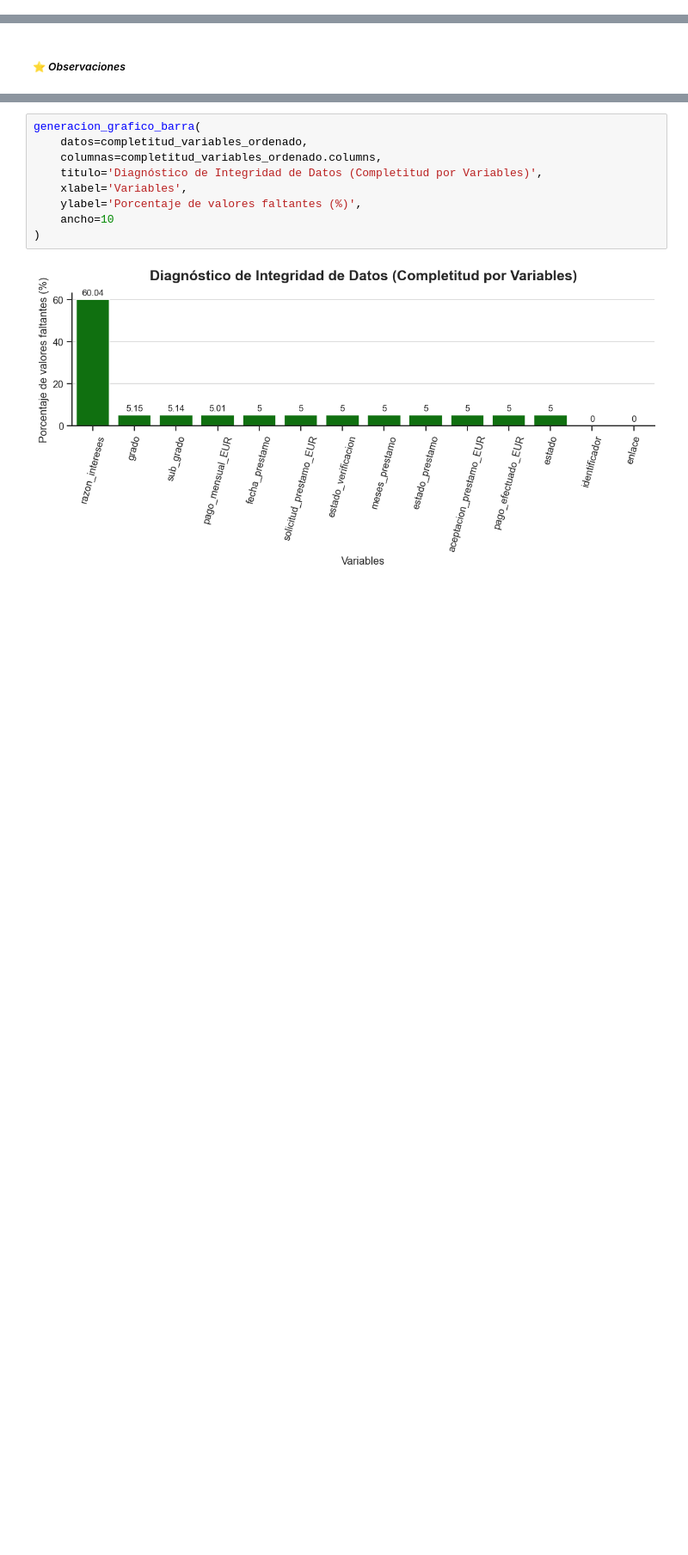
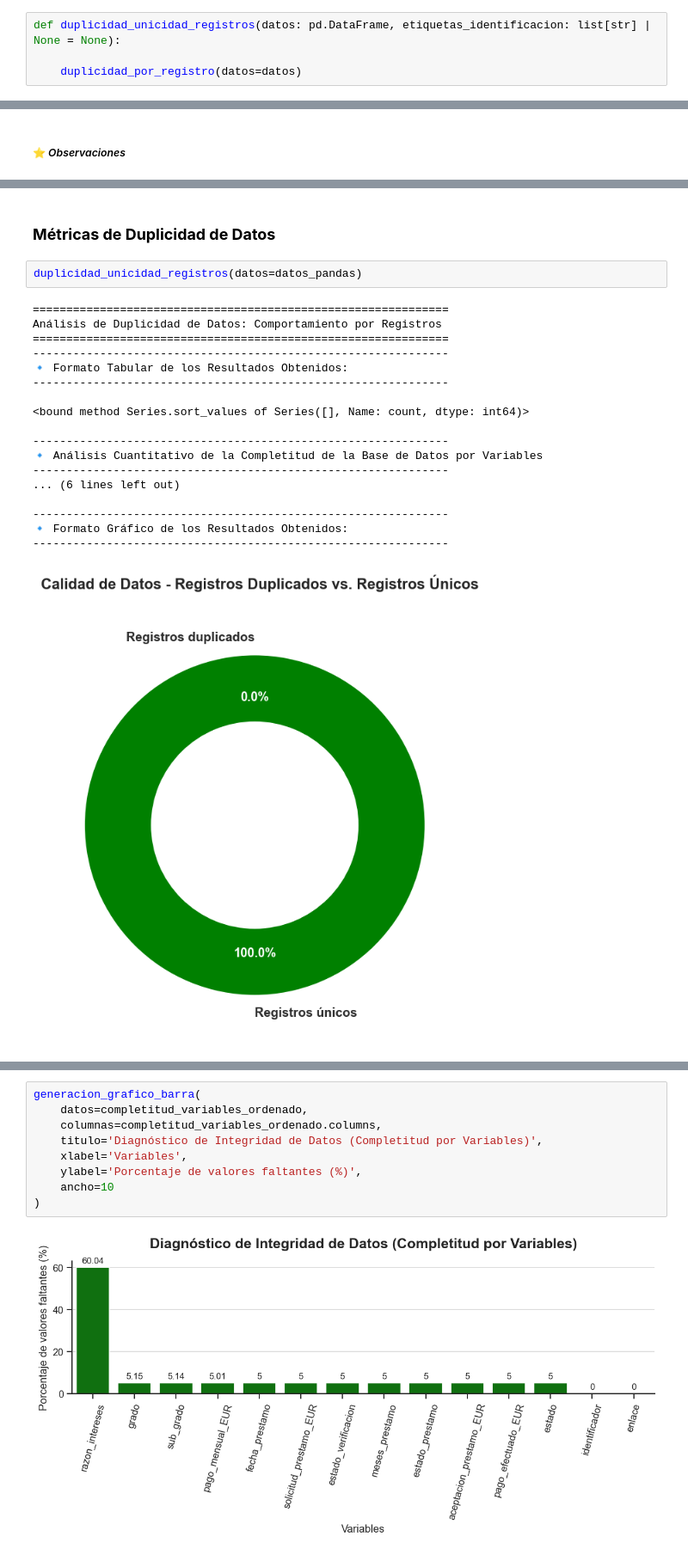
Before and after one commit to Ernesto9734/Data-Analyst-Projects, a Jupyter notebook: Project 01 - Data Cleaning and Preprocessing/notebook.ipynb, the cells around one changed output, grey strips where cells are left out. Shown at 86% size. Saved outputs shown, nothing was run; the diff lists cells and outputs as text; blank space fills up the shorter version.

```diff
--- a/Project 01 - Data Cleaning and Preprocessing/notebook.ipynb
+++ b/Project 01 - Data Cleaning and Preprocessing/notebook.ipynb
@@ -1688,3 +2616,7 @@ def analisis_completitud(datos: pd.DataFrame):
+# %%
+def duplicidad_unicidad_registros(datos: pd.DataFrame, etiquetas_identificacion: list[str] | None = None):
+
+    duplicidad_por_registro(datos=datos)
 # %% [markdown]
 ## Análisis Semántico de Variables Categóricas
 # %% [markdown]
@@ -3790,0 +4740,23 @@ completitud_variables_pandas, completitud_variables_ordenado = completitud_varia
+# %% [markdown]
+###  **Métricas de Duplicidad de Datos**
+# %%
+duplicidad_unicidad_registros(datos=datos_pandas)
+# %% [output]
+==============================================================
+Análisis de Duplicidad de Datos: Comportamiento por Registros
+==============================================================
+--------------------------------------------------------------
+🔹 Formato Tabular de los Resultados Obtenidos:
+--------------------------------------------------------------
+
+<bound method Series.sort_values of Series([], Name: count, dtype: int64)>
+
+--------------------------------------------------------------
+🔹 Análisis Cuantitativo de la Completitud de la Base de Datos por Variables
+--------------------------------------------------------------
+... (6 lines left out)
+
+--------------------------------------------------------------
+🔹 Formato Gráfico de los Resultados Obtenidos:
+--------------------------------------------------------------
+[figure, added]
```
Also changed, not shown: parts of 50 cells of this notebook.
